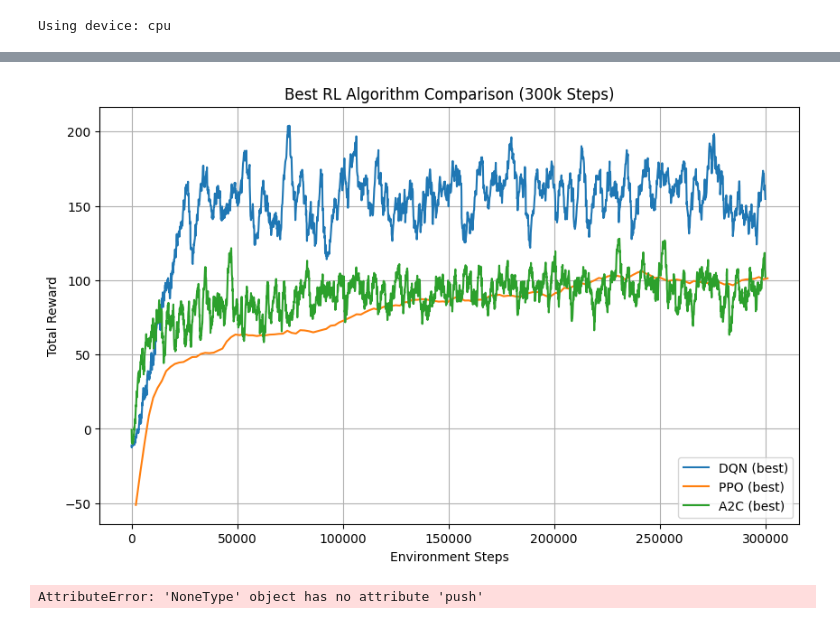
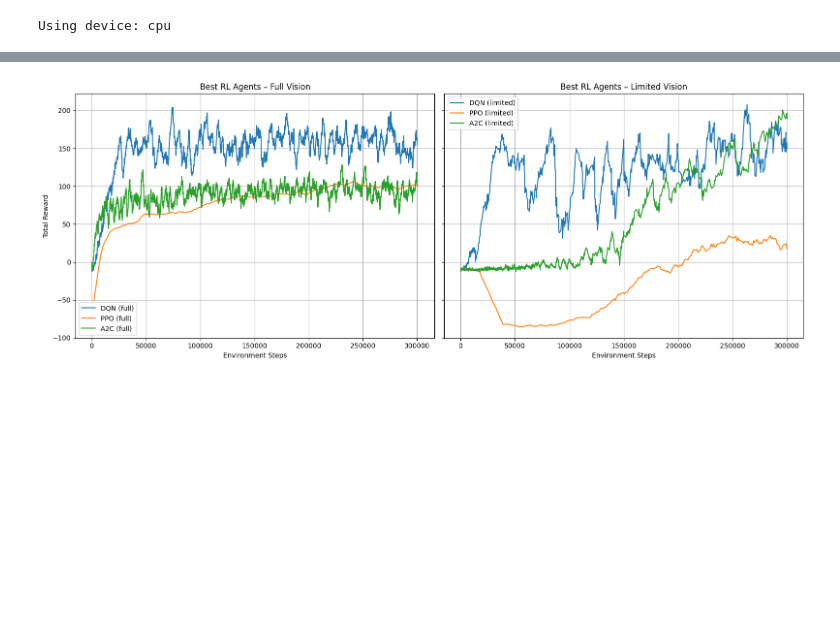
Before and after one commit to Kevin007p/snake-rl, a Jupyter notebook: copy.ipynb, the cells around one changed output, grey strips where cells are left out. Saved outputs shown, nothing was run; the diff lists cells and outputs as text; code cells hidden in the pictures; blank space fills up the shorter version.

```diff
--- a/copy.ipynb
+++ b/copy.ipynb
@@ -712,19 +789,34 @@ plt.show()
 # %%
-plt.figure(figsize=(10, 6))
+fig, axs = plt.subplots(1, 2, figsize=(16, 6), sharey=True)
 
+# === Full Vision ===
+axs[0].set_title("Best RL Agents – Full Vision")
 best_dqn = dqn_results["lr: 1e-03 | gamma: 0.95"]
 best_ppo = ppo_results["lr: 3e-04 | gamma: 0.95"]
 best_a2c = a2c_results["lr: 1e-03 | gamma: 0.99"]
 
-plt.plot(best_dqn[0], smooth(best_dqn[1]), label="DQN (best)")
-plt.plot(best_ppo[0], smooth(best_ppo[1]), label="PPO (best)")
-plt.plot(best_a2c[0], smooth(best_a2c[1]), label="A2C (best)")
+axs[0].plot(best_dqn[0], smooth(best_dqn[1]), label="DQN (full)")
+axs[0].plot(best_ppo[0], smooth(best_ppo[1]), label="PPO (full)")
+axs[0].plot(best_a2c[0], smooth(best_a2c[1]), label="A2C (full)")
+axs[0].set_xlabel("Environment Steps")
+axs[0].set_ylabel("Total Reward")
+axs[0].legend()
+axs[0].grid(True)
 
-plt.title("Best RL Algorithm Comparison (300k Steps)")
-plt.xlabel("Environment Steps")
-plt.ylabel("Total Reward")
-plt.legend()
-plt.grid(True)
+# === Limited Vision ===
+axs[1].set_title("Best RL Agents – Limited Vision")
+best_dqn_limited = dqn_limited_results["lr: 1e-04 | gamma: 0.95"]
+best_ppo_limited = ppo_limited_results["lr: 3e-04 | gamma: 0.95"]
+best_a2c_limited = a2c_limited_results["lr: 1e-04 | gamma: 0.99"]
+
+axs[1].plot(best_dqn_limited[0], smooth(best_dqn_limited[1]), label="DQN (limited)")
+axs[1].plot(best_ppo_limited[0], smooth(best_ppo_limited[1]), label="PPO (limited)")
+axs[1].plot(best_a2c_limited[0], smooth(best_a2c_limited[1]), label="A2C (limited)")
+axs[1].set_xlabel("Environment Steps")
+axs[1].legend()
+axs[1].grid(True)
+
+plt.tight_layout()
 plt.show()
 # %% [output]
-[figure, old version]
+[figure, new version]
@@ -765,19 +822,0 @@ def evaluate_agent(env, model, mode="dqn", episodes=10, render=False):
-# %%
-# Reload best DQN model for evaluation
-env = SnakeEnv()
-state_dim = len(env.reset())
-action_dim = 4
-
-policy_net = DQN(state_dim, action_dim).to(device)
-optimizer_dqn = optim.Adam(policy_net.parameters(), lr=1e-3)  # use best lr
-config = config_dqn.copy()
-config["gamma"] = 0.95
-config["total_env_steps"] = 300_000
-
-# Re-train or reload from cached results (you don't need to re-train if already saved)
-steps, rewards = train_dqn(env, policy_net, None, None, optimizer_dqn, config)
-
-# Evaluate
-evaluate_agent(env, policy_net, mode="dqn", episodes=20)
-# %% [output]
-AttributeError: 'NoneType' object has no attribute 'push'
```
Also changed, not shown: parts of 10 cells of this notebook, 12 other files.
